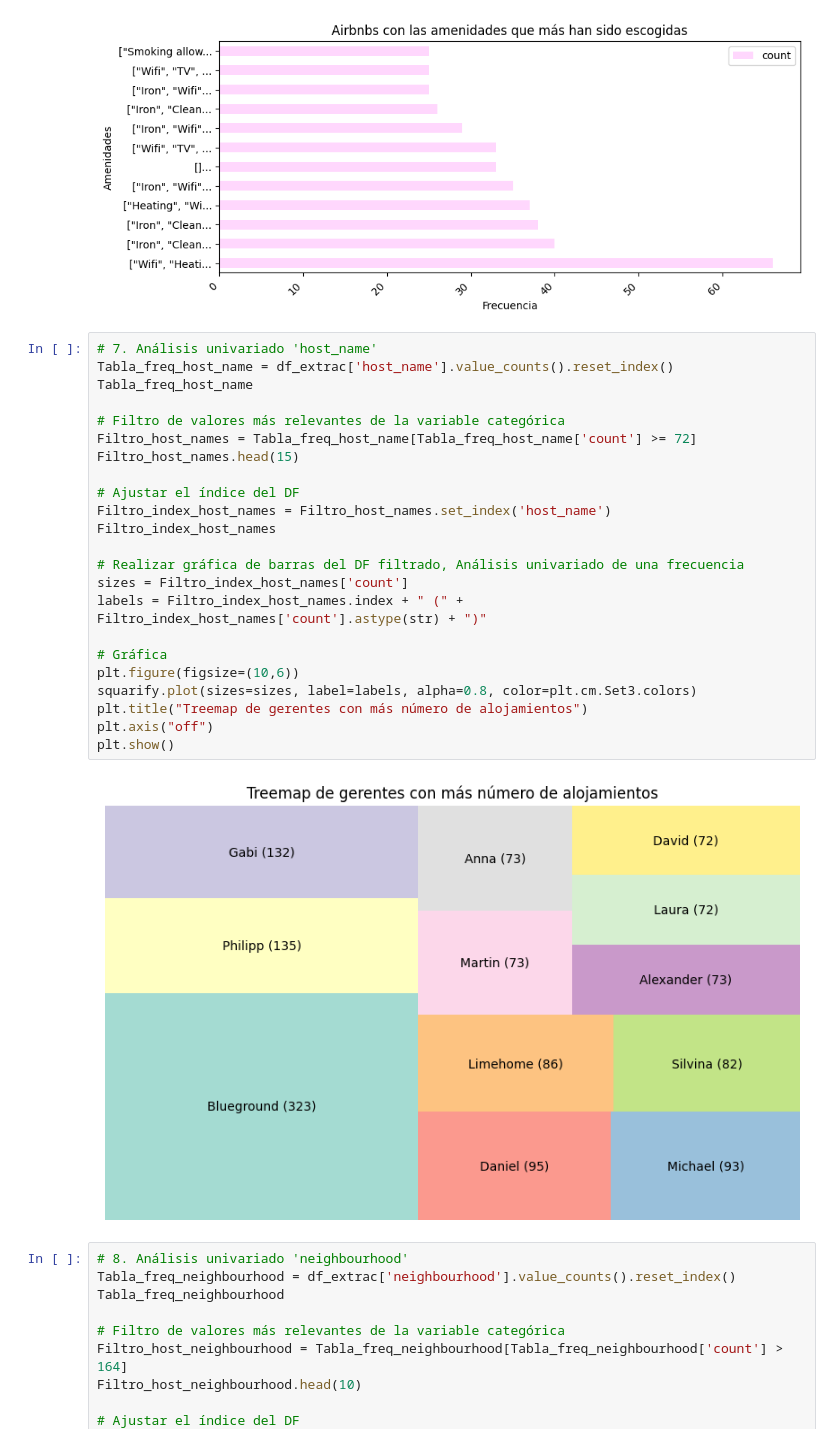
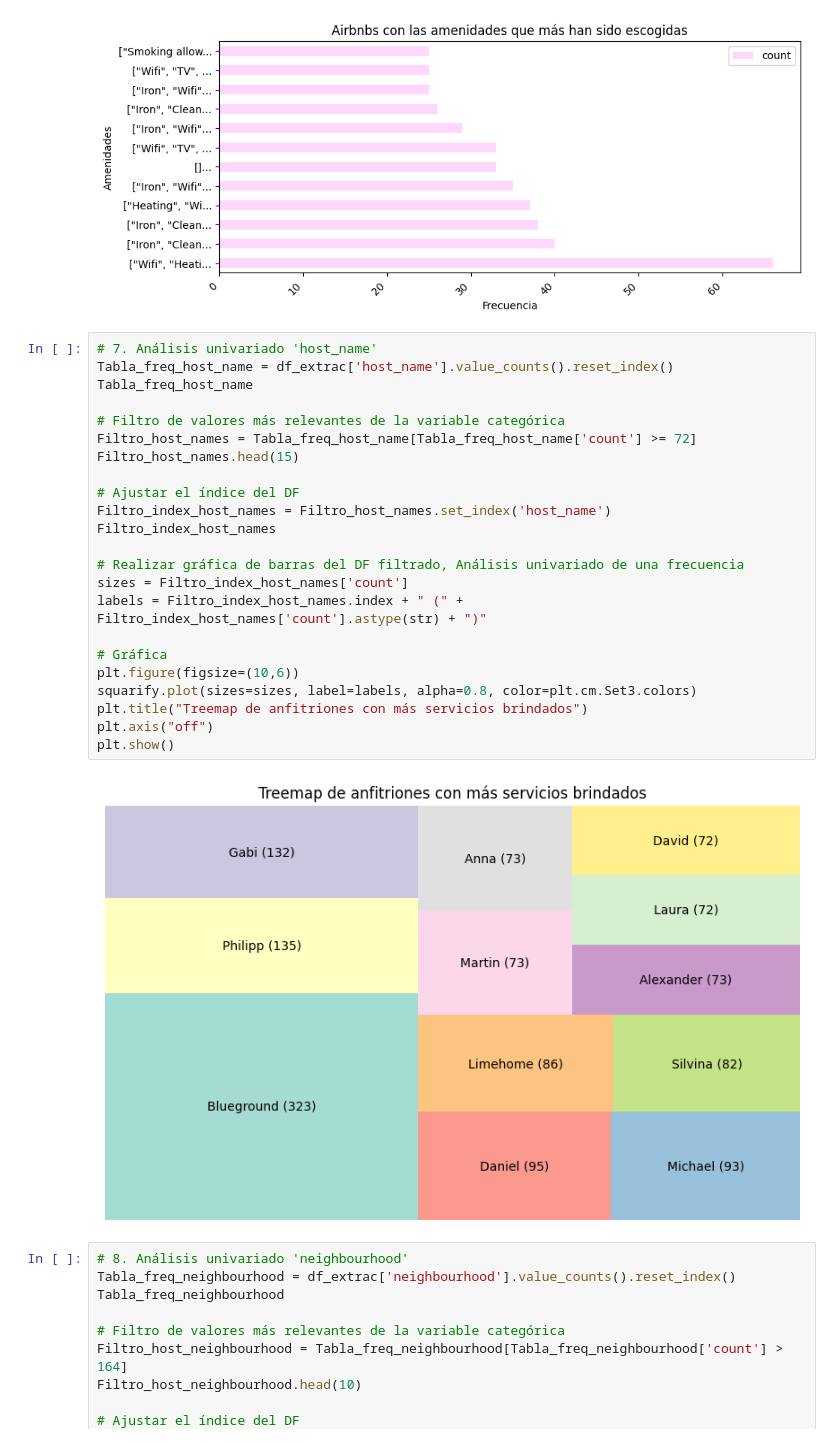
Before and after one commit to Raydays55/Actividad-5, a Jupyter notebook: Act5.ipynb, the cells around one changed output. Saved outputs shown, nothing was run; the diff lists cells and outputs as text.

```diff
--- a/Act5.ipynb
+++ b/Act5.ipynb
@@ -186,28 +187,28 @@ Text(0, 0.5, 'Amenidades')
 # %%
 # 7. Análisis univariado 'host_name'
 Tabla_freq_host_name = df_extrac['host_name'].value_counts().reset_index()
 Tabla_freq_host_name
 
 # Filtro de valores más relevantes de la variable categórica
 Filtro_host_names = Tabla_freq_host_name[Tabla_freq_host_name['count'] >= 72]
 Filtro_host_names.head(15)
 
 # Ajustar el índice del DF
 Filtro_index_host_names = Filtro_host_names.set_index('host_name')
 Filtro_index_host_names
 
 # Realizar gráfica de barras del DF filtrado, Análisis univariado de una frecuencia
 sizes = Filtro_index_host_names['count']
 labels = Filtro_index_host_names.index + " (" + Filtro_index_host_names['count'].astype(str) + ")"
 
 # Gráfica
 plt.figure(figsize=(10,6))
 squarify.plot(sizes=sizes, label=labels, alpha=0.8, color=plt.cm.Set3.colors)
-plt.title("Treemap de gerentes con más número de alojamientos")
+plt.title("Treemap de anfitriones con más servicios brindados")
 plt.axis("off")
 plt.show()
 # %% [output]
-[figure, old version]
+[figure, new version]
 # %%
 # 8. Análisis univariado 'neighbourhood'
 Tabla_freq_neighbourhood = df_extrac['neighbourhood'].value_counts().reset_index()
```
Also changed, not shown: parts of 1 cell of this notebook.
